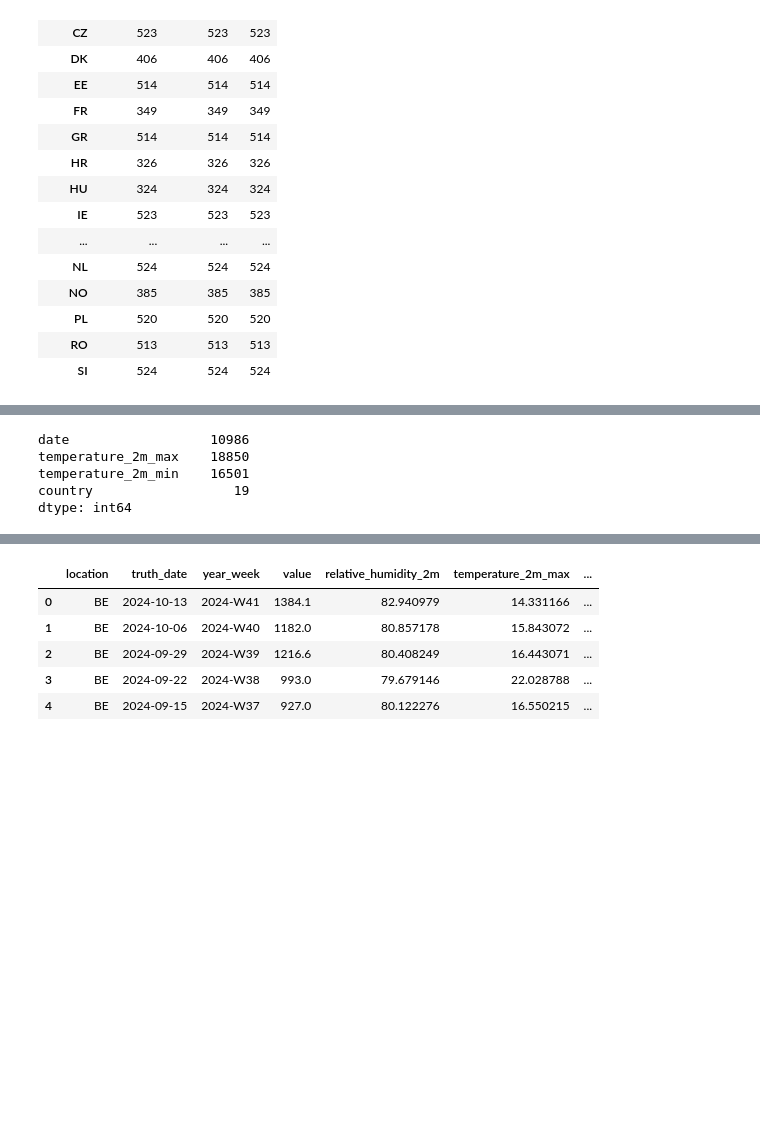
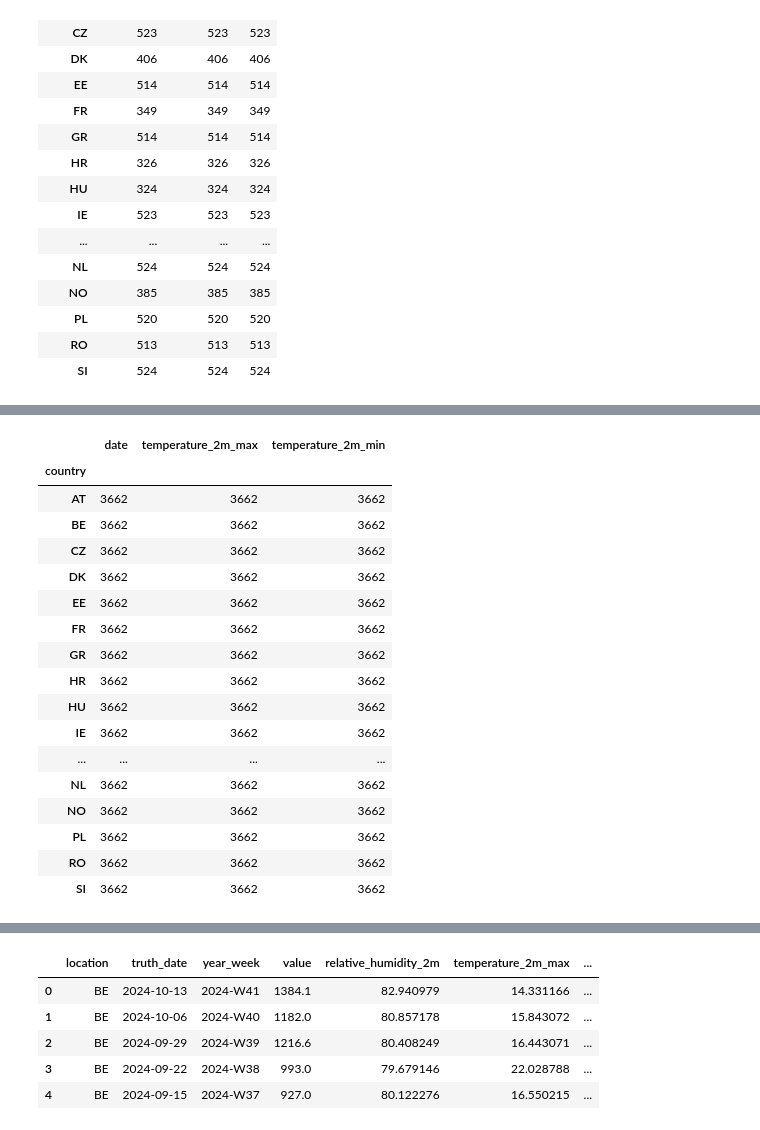
Before and after one commit to flopidopi23/TFM, a Jupyter notebook: preproccess.ipynb, the cells around one changed output, grey strips where cells are left out. Cells and saved outputs as stored; diff of their text form; code cells hidden in the pictures; blank space fills up the shorter version.

```diff
--- a/preproccess.ipynb
+++ b/preproccess.ipynb
@@ -348,13 +367,26 @@ data_temp_ili = pd.concat(all_data_temp_ili, ignore_index=True)
 
 # Optionally save to CSV
 data_temp_ili.to_csv("data_temp_ili.csv", index=False)
-# %%
-data_temp_ili.nunique()
-# %% [output]
-date                  10986
-temperature_2m_max    18850
-temperature_2m_min    16501
-country                  19
-dtype: int64
+# %%
+data_temp_ili.groupby('country').count()
+# %% [output]
+|  | date | temperature_2m_max | temperature_2m_min |
+| country |  |  |  |
+| AT | 3662 | 3662 | 3662 |
+| BE | 3662 | 3662 | 3662 |
+| CZ | 3662 | 3662 | 3662 |
+| DK | 3662 | 3662 | 3662 |
+| EE | 3662 | 3662 | 3662 |
+| FR | 3662 | 3662 | 3662 |
+| GR | 3662 | 3662 | 3662 |
+| HR | 3662 | 3662 | 3662 |
+| HU | 3662 | 3662 | 3662 |
+| IE | 3662 | 3662 | 3662 |
+| ... | ... | ... | ... |
+| NL | 3662 | 3662 | 3662 |
+| NO | 3662 | 3662 | 3662 |
+| PL | 3662 | 3662 | 3662 |
+| RO | 3662 | 3662 | 3662 |
+| SI | 3662 | 3662 | 3662 |
 # %%
 data_ari_humidity.dtypes
```
Also changed, not shown: parts of 12 cells of this notebook, 7 other files.
